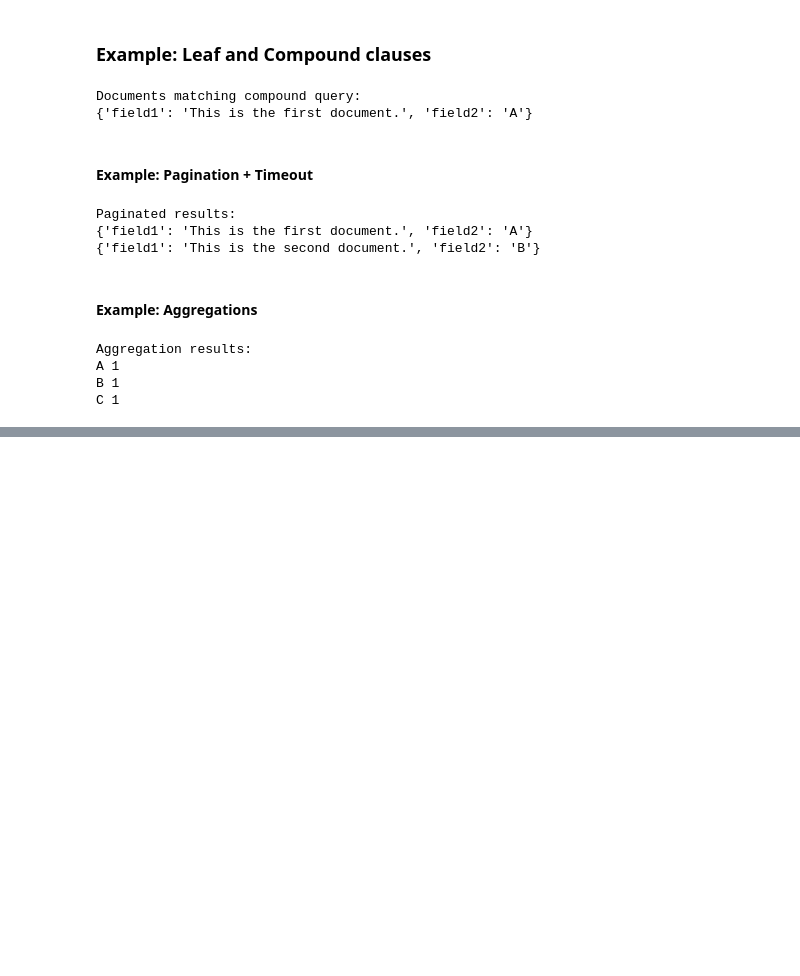
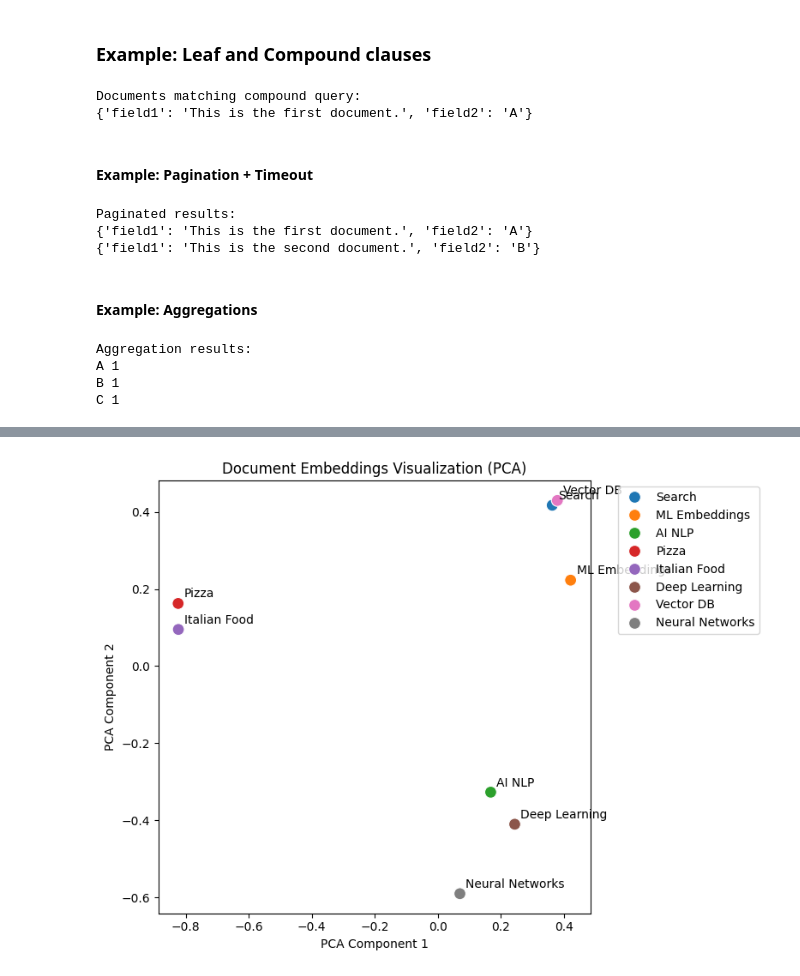
Before and after one commit to TA-dev/elastic_search_learn, a Jupyter notebook: course_guide.ipynb, the cells around one changed output, grey strips where cells are left out. Cells and saved outputs as stored; diff of their text form; code cells hidden in the pictures; blank space fills up the shorter version.

Commit message:
Dense Vector Field-Type, EMbeddings, KNN Search

```diff
--- a/course_guide.ipynb
+++ b/course_guide.ipynb
@@ -907,0 +951,3 @@ C 1
+# %%
+from sentence_transformers import SentenceTransformer
+model = SentenceTransformer('all-MiniLM-L6-v2')
@@ -907,0 +987,71 @@ C 1
+# %%
+# Create embeddings for documents
+texts = [
+    "Elasticsearch is a powerful search engine used for full text search and analytics.",
+    "Machine learning models can convert text into vector embeddings for semantic search.",
+    "Artificial intelligence helps computers understand natural language.",
+    "Pizza with cheese and tomato sauce is a classic Italian dish.",
+    "Pasta and pizza are popular foods in Italian cuisine.",
+    "Deep learning models are commonly used to generate high-quality embeddings.",
+    "Vector databases allow similarity search between documents.",
+    "Neural networks are widely used in modern AI systems."
+]
+
+embeddings = model.encode(texts,show_progress_bar=True)
+# %%
+# visualize embeddings using PCA
+import pandas as pd
+import seaborn as sns
+import matplotlib.pyplot as plt
+from sklearn.decomposition import PCA
+
+labels = [
+    "Search",
+    "ML Embeddings",
+    "AI NLP",
+    "Pizza",
+    "Italian Food",
+    "Deep Learning",
+    "Vector DB",
+    "Neural Networks"
+]
+
+# reduce embeddings from 384D → 2D
+pca = PCA(n_components=2)
+embeddings_2d = pca.fit_transform(embeddings)
+
+# build dataframe for plotting
+df = pd.DataFrame({
+    "x": embeddings_2d[:, 0],
+    "y": embeddings_2d[:, 1],
+    "label": labels
+})
+
+plt.figure(figsize=(8,6))
+
+sns.scatterplot(
+    data=df,
+    x="x",
+    y="y",
+    hue="label",
+    s=100
+)
+
+# add text labels next to points
+for i in range(len(df)):
+    plt.annotate(
+        df["label"][i],
+        (df["x"][i], df["y"][i]),
+        xytext=(5,5),
+        textcoords="offset points"
+    )
+
+plt.title("Document Embeddings Visualization (PCA)")
+plt.xlabel("PCA Component 1")
+plt.ylabel("PCA Component 2")
+
+plt.legend(bbox_to_anchor=(1.05, 1), loc="upper left")
+plt.tight_layout()
+plt.show()
+# %% [output]
+[figure, added]
```
Also changed, not shown: parts of 9 cells of this notebook.
